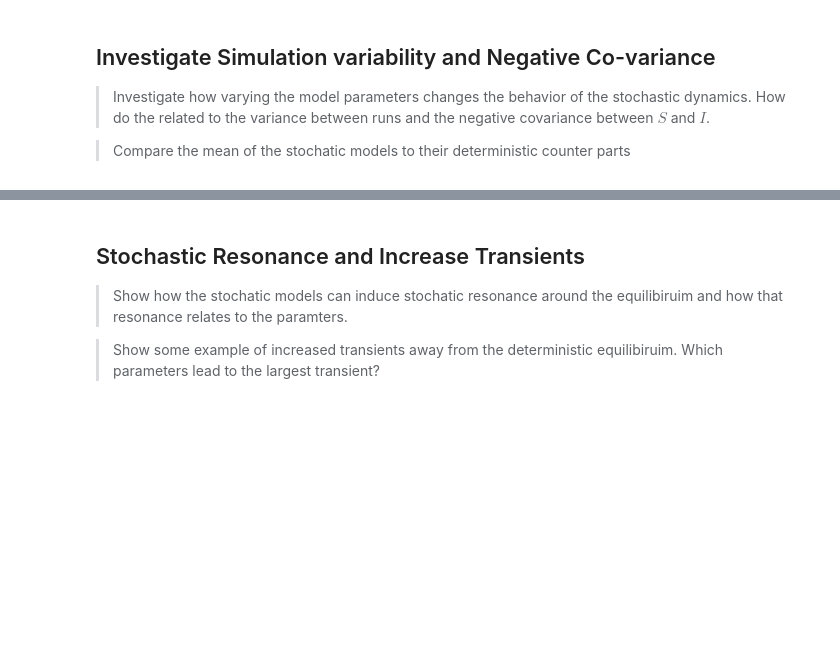
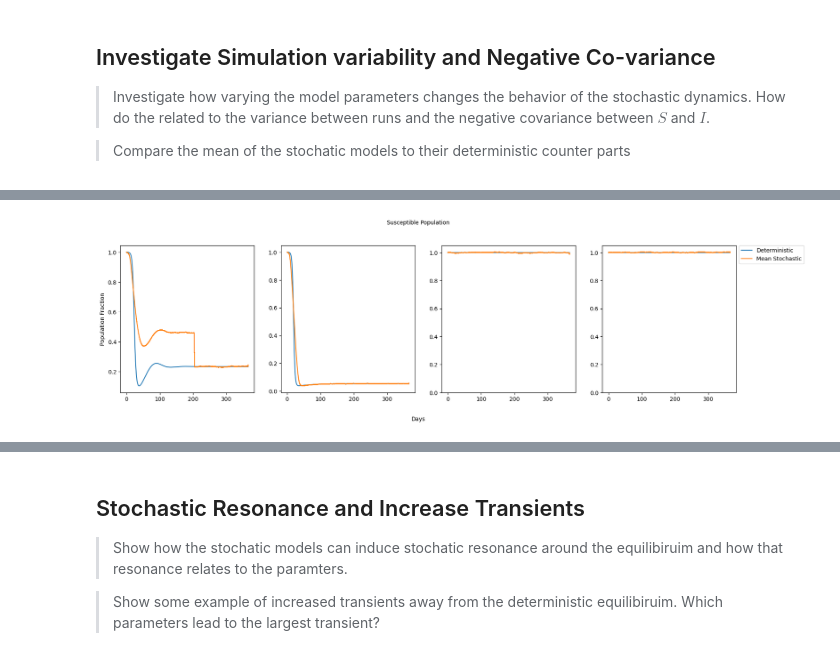
Before and after one commit to AmirSahrani/IntroCompAssignment2_fresh, a Jupyter notebook: Assignment2.ipynb, the cells around one changed output, grey strips where cells are left out. Drawn from its saved outputs; the diff is of its cells as text; code cells hidden in the pictures; blank space fills up the shorter version.

```diff
--- a/Assignment2.ipynb
+++ b/Assignment2.ipynb
@@ -259,0 +207,58 @@ P value: 0.35966420350467265
+# %%
+#I was dumb before. We need to compare the output from the deterministic model with the average
+#from the stochastic model.
+
+#For susceptibles across parameter conditions
+
+fig, axs = plt.subplots(1, 4, gridspec_kw={'width_ratios': [1, 1, 1, 1]})
+
+fig.set_figwidth(20)
+
+XYZ = [1, 0.0001, 0]
+t1 = np.linspace(0, 365, 217969)
+beta = 1/2
+gamma = 1/10
+birth_rate = 1/60
+
+solved1 = odeint(determinsteSIR, XYZ, t1, (beta, gamma, birth_rate))
+
+XYZ = [1, 0.0001, 0]
+t2 = np.linspace(0, 365, 207947)
+beta = 1/2
+gamma = 1/100
+birth_rate = 1/60
+
+solved2 = odeint(determinsteSIR, XYZ, t2, (beta, gamma, birth_rate))
+
+XYZ = [1, 0.0001, 0]
+t3 = np.linspace(0, 365, 122227)
+beta = 1/200
+gamma = 1/10
+birth_rate = 1/60
+
+solved3 = odeint(determinsteSIR, XYZ, t3, (beta, gamma, birth_rate))
+
+XYZ = [1, 0.0001, 0]
+t4 = np.linspace(0, 365, 122233)
+beta = 1/200
+gamma = 1/100
+birth_rate = 1/60
+
+solved4 = odeint(determinsteSIR, XYZ, t4, (beta, gamma, birth_rate))
+
+axs[0].plot(t1, solved1[:,0], t1, df_means_1["S"])
+axs[0].set_ylabel("Population Fraction")
+axs[1].plot(t2, solved2[:,0], t2, df_means_2["S"])
+axs[2].plot(t3, solved3[:,0], t3, df_means_3["S"])
+axs[2].set_ylim([0,1.05])
+axs[3].plot(t4, solved4[:,0], t4, df_means_4["S"])
+axs[3].set_ylim([0,1.05])
+
+
+fig.text(0.5, -0.03, "Days", ha='center', va='center')
+fig.text(0.5, 1.0, "Susceptible Population", ha='center', va='center', rotation='horizontal')
+plt.subplots_adjust(wspace = 0.2)
+plt.legend(["Deterministic", "Mean Stochastic"], bbox_to_anchor=(1.02, 1), loc='upper left', borderaxespad=0)
+plt.show()
+# %% [output]
+[figure, added]
```
Also changed, not shown: parts of 10 cells of this notebook, 41 other files.
